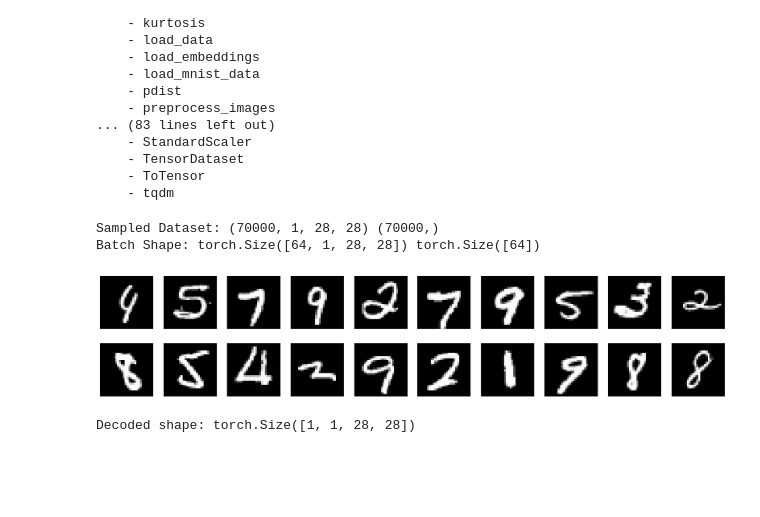
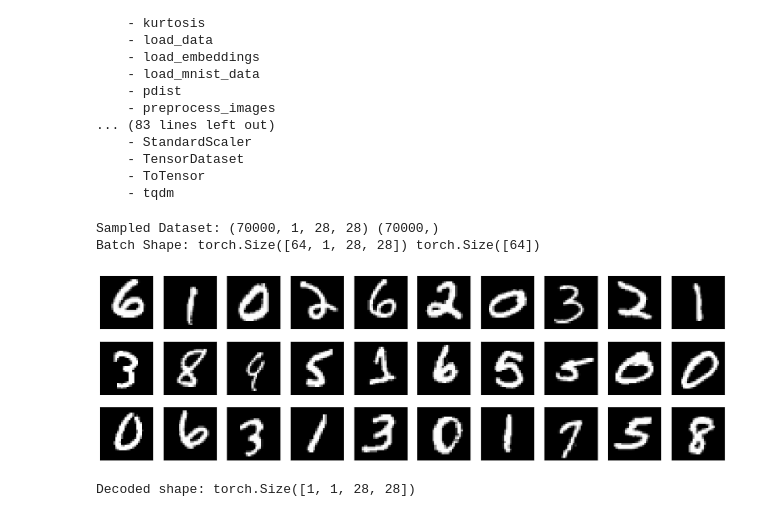
Before and after one commit to farshad-h/GAN-thesis-project, a Jupyter notebook: src/embeddings/embedding_generation.ipynb, the cells around one changed output. Drawn from its saved outputs; the diff is of its cells as text; code cells hidden in the pictures; blank space fills up the shorter version.

```diff
--- a/src/embeddings/embedding_generation.ipynb
+++ b/src/embeddings/embedding_generation.ipynb
@@ -230,32 +230,32 @@ Module: src.data_utils
 # %%
 # Load and Preprocess MNIST Data
 fraction = 1  # Fraction of the dataset to use
 batch_size = 64
 
 # Load Combined MNIST Dataset (Train + Test)
 mnist_loader = data_utils.load_mnist_data(fraction=fraction, batch_size=batch_size, shuffle=True)
 
 # Inspect Combined Dataset
 for batch in mnist_loader:
     images, labels = batch
     print("Batch Shape:", images.shape, labels.shape)
     break
 
 # Visualize Original Images
-n = 20
+n = 30
 sample_indices = np.random.choice(len(mnist_loader.dataset), n, replace=False)
 sampled_images = mnist_loader.dataset.tensors[0][sample_indices].numpy()
 sampled_images = (sampled_images * 127.5 + 127.5).astype(np.uint8).squeeze()  # Denormalize for display
 
-plt.figure(figsize=(20, 4))
+plt.figure(figsize=(20, 6))
 for i in range(n):
-    ax = plt.subplot(2, 10, i + 1)
+    ax = plt.subplot(3, 10, i + 1)
     plt.imshow(sampled_images[i], cmap="gray")
     ax.get_xaxis().set_visible(False)
     ax.get_yaxis().set_visible(False)
 plt.show()
 # %% [output]
 Sampled Dataset: (70000, 1, 28, 28) (70000,)
 Batch Shape: torch.Size([64, 1, 28, 28]) torch.Size([64])
-[figure, old version]
+[figure, new version]
 # %%
```
Also changed, not shown: parts of 6 cells of this notebook, 6 other files.
